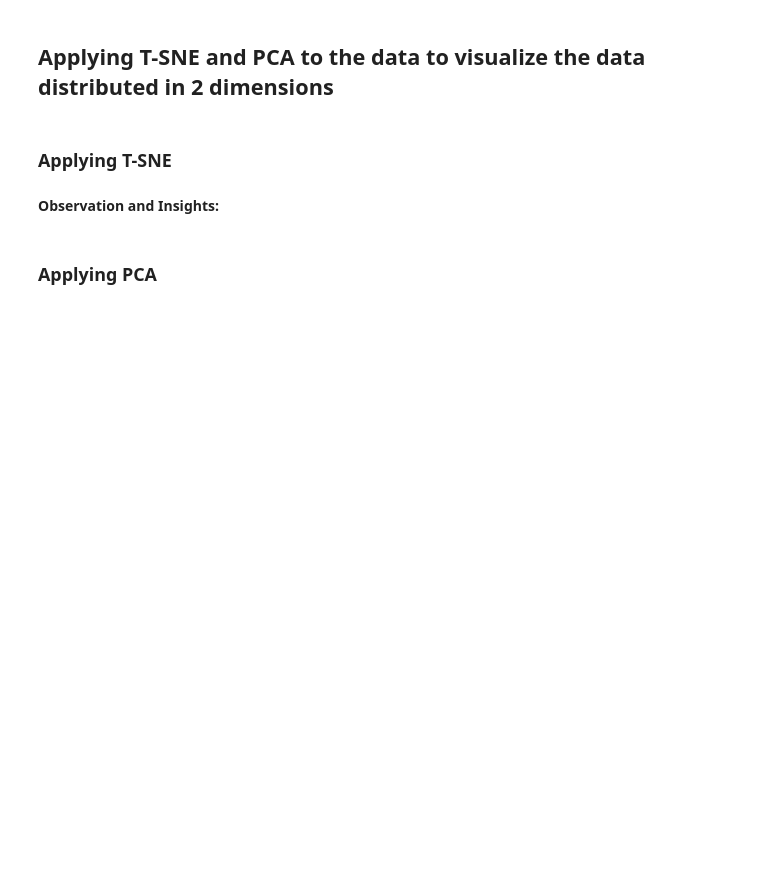
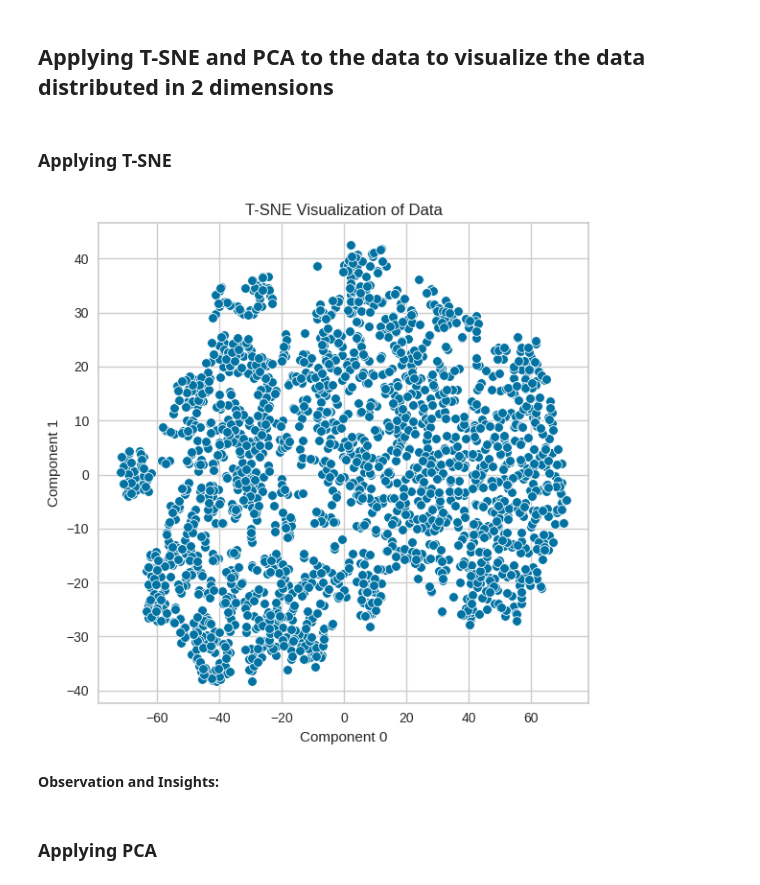
Before and after one commit to marijamaik/marketing-campaign-analysis, a Jupyter notebook: marketing_campaign_analysis.ipynb, the cells around one changed output. Saved outputs shown, nothing was run; the diff lists cells and outputs as text; code cells hidden in the pictures; blank space fills up the shorter version.

Commit message:
Applying t-sne and pca

```diff
--- a/marketing_campaign_analysis.ipynb
+++ b/marketing_campaign_analysis.ipynb
@@ -709,0 +712,8 @@ plt.show()
+# %%
+# Applying standard scaler on new data
+scaler = StandardScaler()
+df_scaled = scaler.fit_transform(data_model)
+
+# Converting scaled data to a dataframe
+df_scaled = pd.DataFrame(df_scaled, columns=data_model.columns)
+df_scaled.head()
@@ -711,6 +730,24 @@ plt.show()
 ## **Applying T-SNE and PCA to the data to visualize the data distributed in 2 dimensions**
 # %% [markdown]
 ### **Applying T-SNE**
+# %%
+# Fitting t-SNE with number of components equal to 2 for 2D visualisation
+tsne = TSNE(n_components = 2, random_state = 1)
+data_tsne = tsne.fit_transform(df_scaled)
+
+# Converting the embeddings to a DataFrame
+data_tsne = pd.DataFrame(data_tsne, columns=[0, 1])
+# %%
+# Scatter plot for two components
+plt.figure(figsize = (6, 6))
+sns.scatterplot(x = 0, y = 1, data = data_tsne)
+plt.title('T-SNE Visualization of Data')
+plt.xlabel('Component 0')
+plt.ylabel('Component 1')
+plt.tight_layout()
+plt.show()
+# %% [output]
+[figure, added]
 # %% [markdown]
 **Observation and Insights:**
 # %% [markdown]
```
Also changed, not shown: parts of 6 cells of this notebook.
